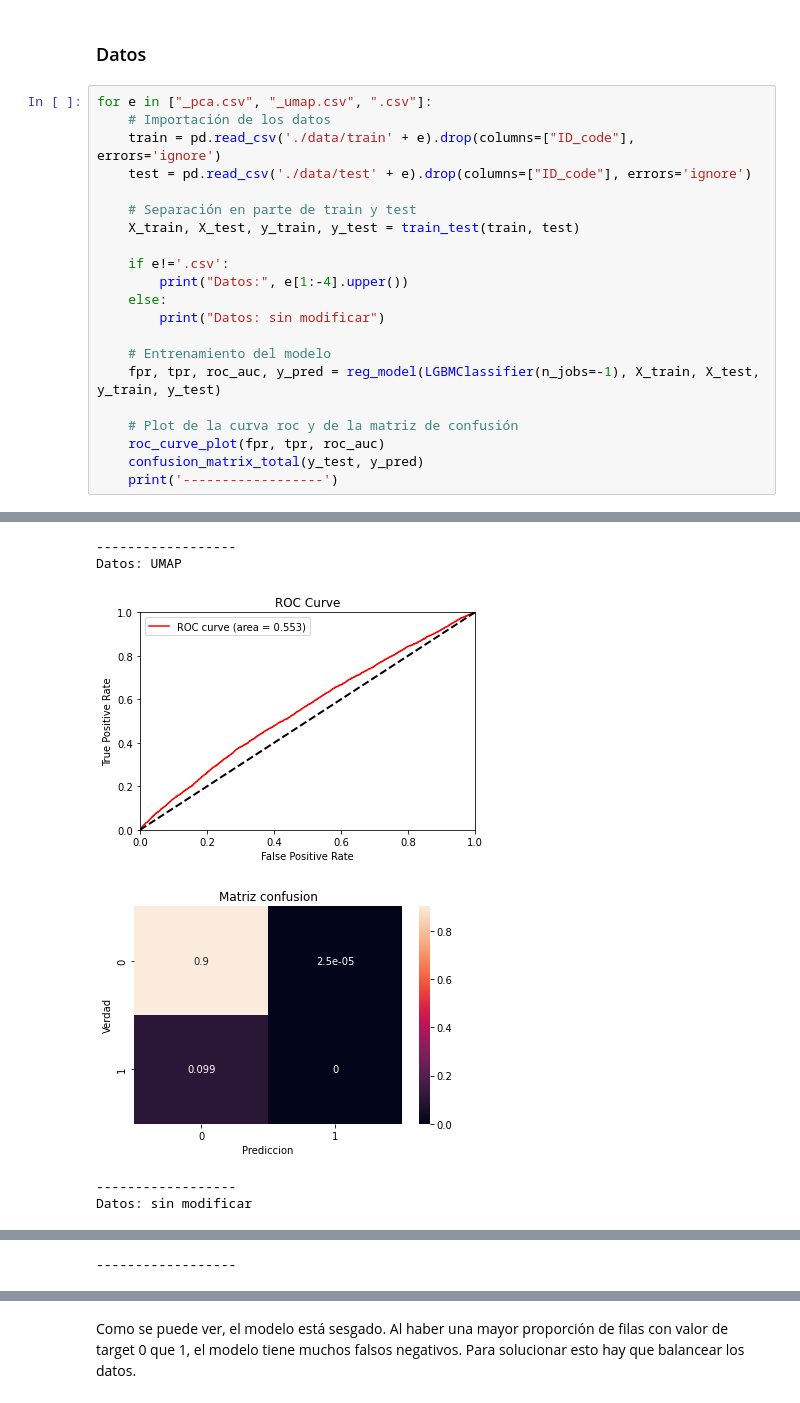
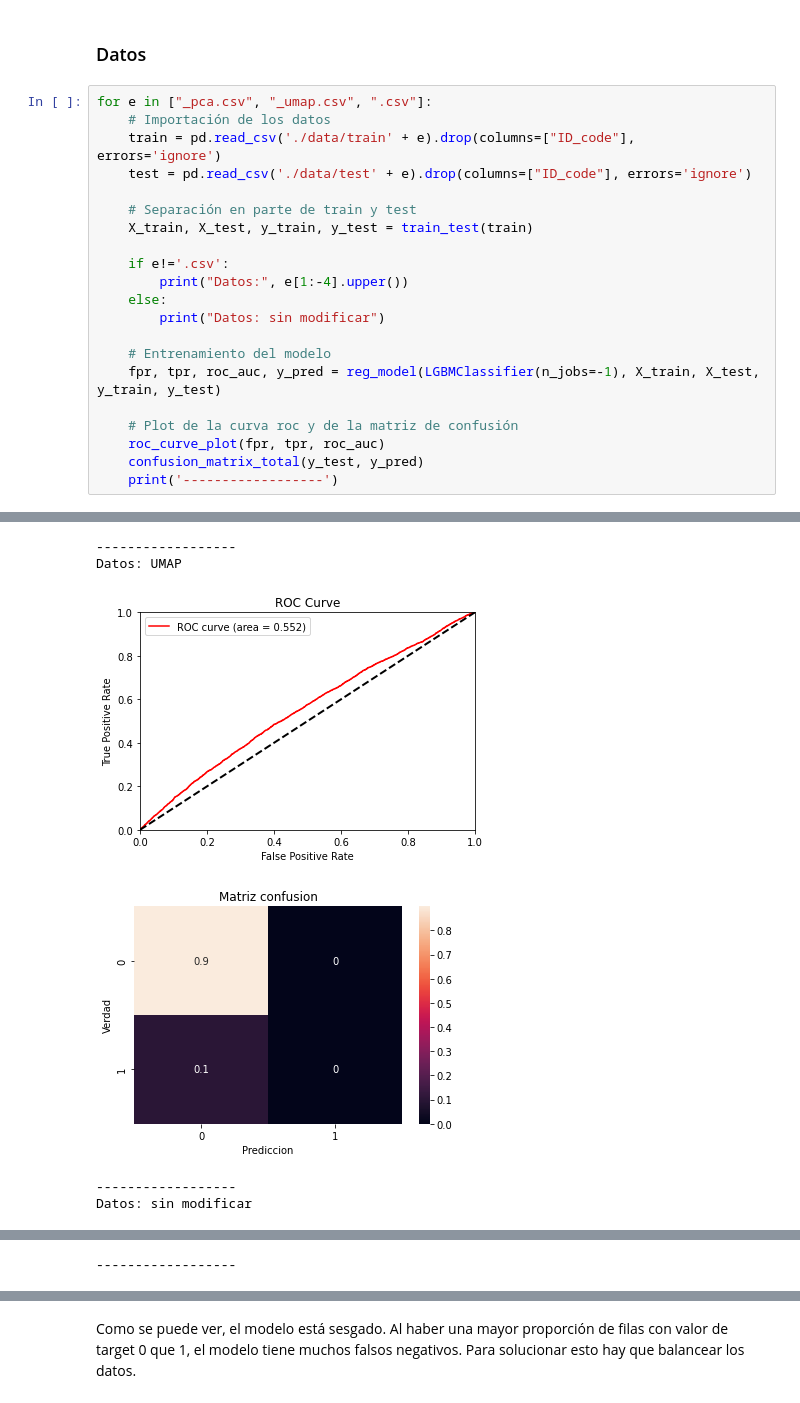
Before and after one commit to rodrigogalan/Proyecto_final, a Jupyter notebook: 3-Models.ipynb, the cells around one changed output, grey strips where cells are left out. Cells and saved outputs as stored; diff of their text form.

```diff
--- a/3-Models.ipynb
+++ b/3-Models.ipynb
@@ -38,32 +31,32 @@ Viendo la gran cantidad de celdas que comprenden los datos, se va a optar por us
 # %%
 for e in ["_pca.csv", "_umap.csv", ".csv"]:
     # Importación de los datos
     train = pd.read_csv('./data/train' + e).drop(columns=["ID_code"], errors='ignore')
     test = pd.read_csv('./data/test' + e).drop(columns=["ID_code"], errors='ignore')
 
     # Separación en parte de train y test
-    X_train, X_test, y_train, y_test = train_test(train, test)
+    X_train, X_test, y_train, y_test = train_test(train)
 
     if e!='.csv':
         print("Datos:", e[1:-4].upper())
     else:
         print("Datos: sin modificar")
 
     # Entrenamiento del modelo
     fpr, tpr, roc_auc, y_pred = reg_model(LGBMClassifier(n_jobs=-1), X_train, X_test, y_train, y_test)
 
     # Plot de la curva roc y de la matriz de confusión
     roc_curve_plot(fpr, tpr, roc_auc)
     confusion_matrix_total(y_test, y_pred)
     print('------------------')
 # %% [output]
 Datos: PCA
 [figure]
 [figure]
 ------------------
 Datos: UMAP
 [figure]
-[figure, old version]
+[figure, new version]
 ------------------
 Datos: sin modificar
 [figure]
```
Also changed, not shown: parts of 84 cells of this notebook, 1 other file.
